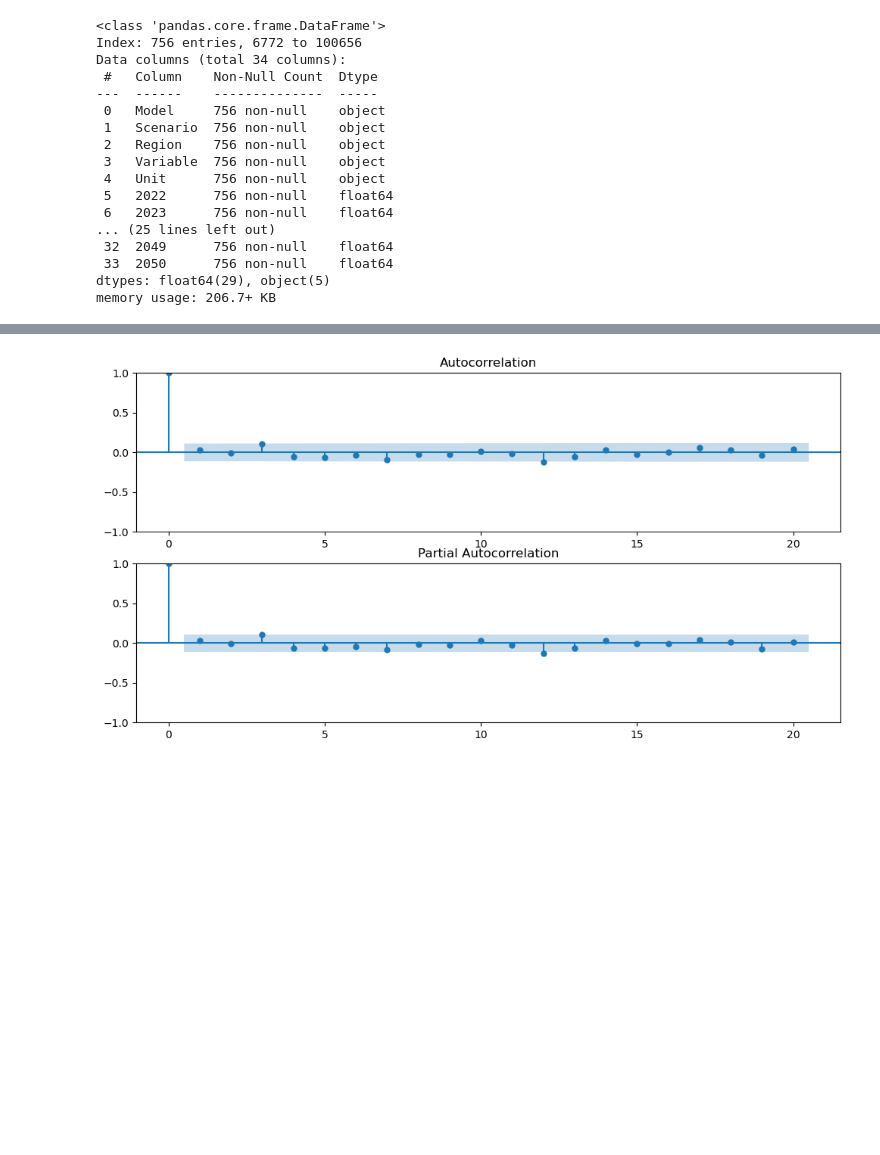
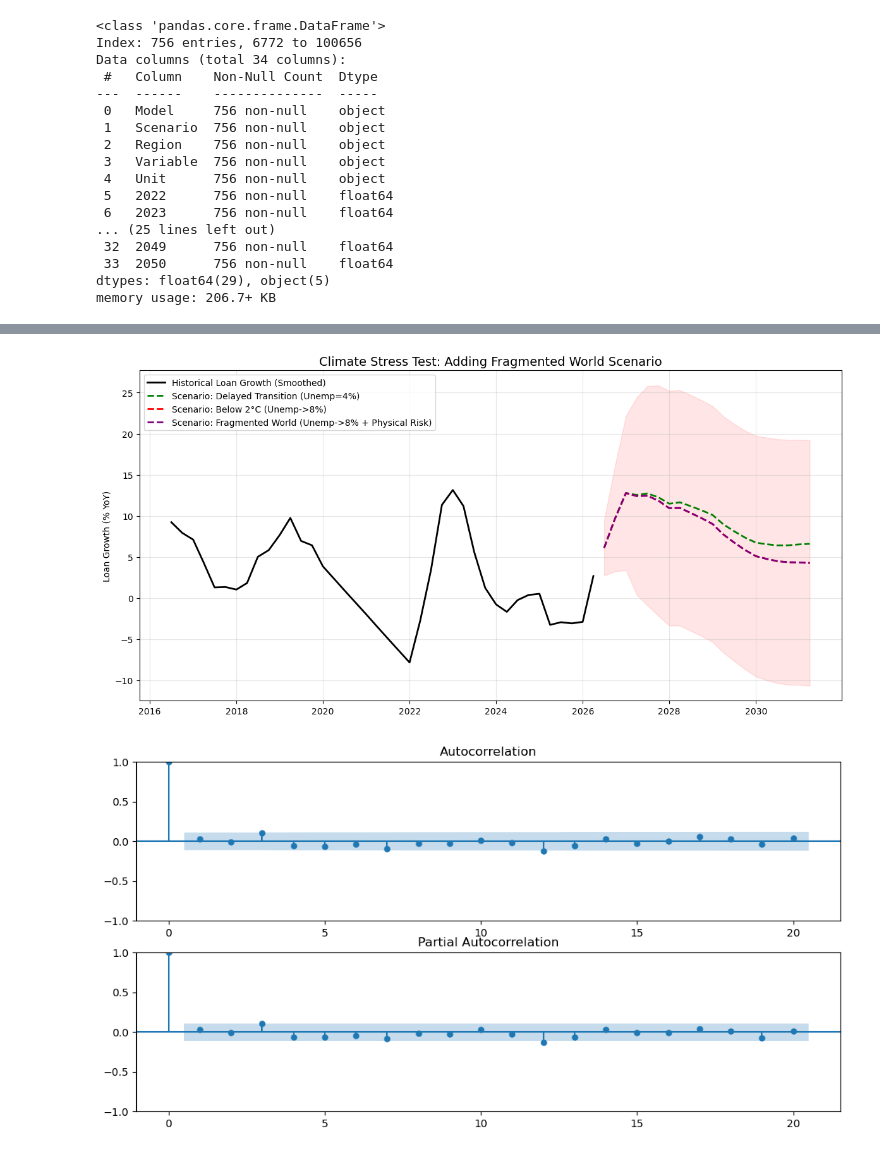
Before and after one commit to gpointd/ECON-522-Forecasting-Project, a Jupyter notebook: Climate Data/Climate Analysis.ipynb, the cells around one changed output, grey strips where cells are left out. Drawn from its saved outputs; the diff is of its cells as text; code cells hidden in the pictures; blank space fills up the shorter version.

```diff
--- a/Climate Data/Climate Analysis.ipynb
+++ b/Climate Data/Climate Analysis.ipynb
@@ -643,3 +511,42 @@ Running Forecasts...
+# %%
+## recreate model with other scenarios such as Fragmented World with high transition and high physical risk
+## assume delayed reaction to transition shock with high physical risk in the future
+# --- Scenario C: Fragmented World (High Transition + High Physical Risk) ---
+future_fragmented = pd.DataFrame(index=future_dates)
+# Transition Shock: Unemployment spikes to 8% (same as stress scenario)
+future_fragmented['Unemployment_Rate'] = np.linspace(4.0, 8.0, steps)
+# Physical Risk: We can simulate this by adding a dummy variable that turns "on" after 3 years
+future_fragmented['Physical_Risk_Dummy'] = 0
+future_fragmented.loc[future_fragmented.index >= future_fragmented.index[12], 'Physical_Risk_Dummy'] = 1
+future_fragmented['Loans_Billions'] = 0
+future_fragmented['CPI'] = 0
+# Combine & Lag
+df_total_fragmented = pd.concat([df_history, future_fragmented])
+df_total_fragmented['Unemployment_Lag2'] = df_total_fragmented['Unemployment_Rate'].shift(2)
+# Slice
+X_future_fragmented = df_total_fragmented.iloc[-steps:]['Unemployment_Lag2']
+# Forecast Fragmented
+forecast_fragmented = model_fit.get_forecast(steps=steps, exog=X_future_fragmented)
+pred_fragmented = forecast_fragmented.predicted_mean
+# Plot Fragmented (Purple)
+plt.figure(figsize=(12, 6))
+plt.plot(df_train.index[-40:], df_train['Loan_Growth'][-40:],
+         label='Historical Loan Growth (Smoothed)', color='black', linewidth=2)
+plt.plot(pred_delayed.index, pred_delayed,
+            label='Scenario: Delayed Transition (Unemp=4%)', color='green', linestyle='--', linewidth=2)
+plt.plot(pred_stress.index, pred_stress,
+            label='Scenario: Below 2°C (Unemp->8%)', color='red', linestyle='--', linewidth=2)
+plt.plot(pred_fragmented.index, pred_fragmented,
+            label='Scenario: Fragmented World (Unemp->8% + Physical Risk)', color='purple', linestyle='--', linewidth=2)
+plt.fill_between(pred_stress.index, conf_int.iloc[:, 0], conf_int.iloc[:, 1], color='red', alpha=0.1)
+plt.title('Climate Stress Test: Adding Fragmented World Scenario', fontsize=14)
+plt.ylabel('Loan Growth (% YoY)')
+plt.legend(loc='upper left')
+plt.grid(True, alpha=0.3)
+plt.tight_layout()
+plt.show()
+# %% [output]
+[figure, added]
 # %%
 ## pull out autocorrelation and partial autocorrelation plots to check for remaining patterns in the residuals
 from statsmodels.graphics.tsaplots import plot_acf, plot_pacf
```
Also changed, not shown: parts of 7 cells of this notebook.
